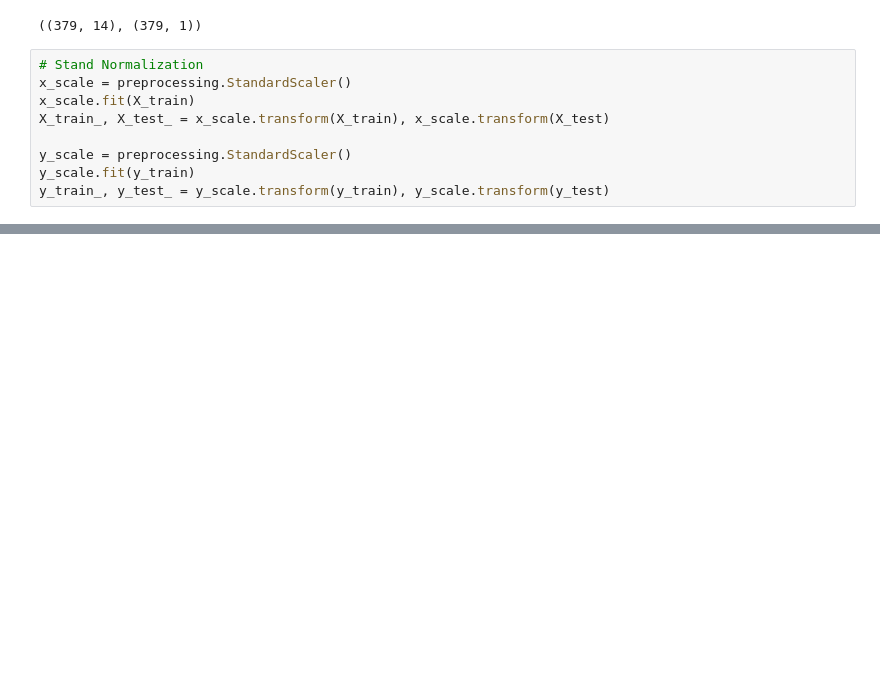
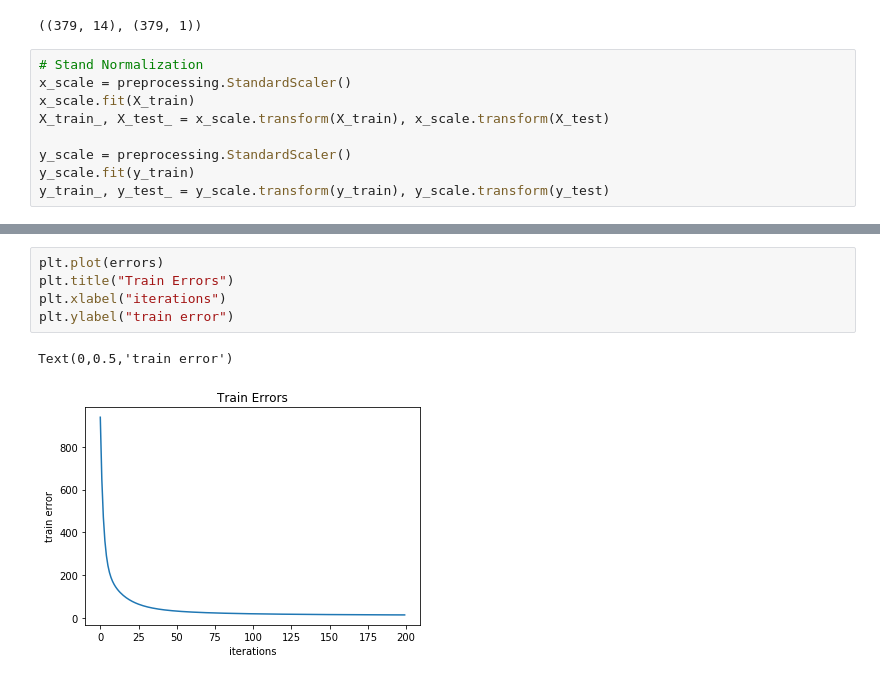
Before and after one commit to liziniu/High-Dimension-Data-Analysis, a Jupyter notebook: Linear Model/Least Square.ipynb, the cells around one changed output, grey strips where cells are left out. Drawn from its saved outputs; the diff is of its cells as text; blank space fills up the shorter version.

```diff
--- a/Linear Model/Least Square.ipynb
+++ b/Linear Model/Least Square.ipynb
@@ -103,3 +124,11 @@ array([[-0.82976849],
+# %%
+plt.plot(errors)
+plt.title("Train Errors")
+plt.xlabel("iterations")
+plt.ylabel("train error")
+# %% [output]
+Text(0,0.5,'train error')
+[figure, added]
 # %%
 for i in range(n_iter):
     beta = beta - alpha*np.dot(X_train_.T, np.dot(X_train_, beta)-y_train_)
```
Also changed, not shown: parts of 10 cells of this notebook, 1 other file.
